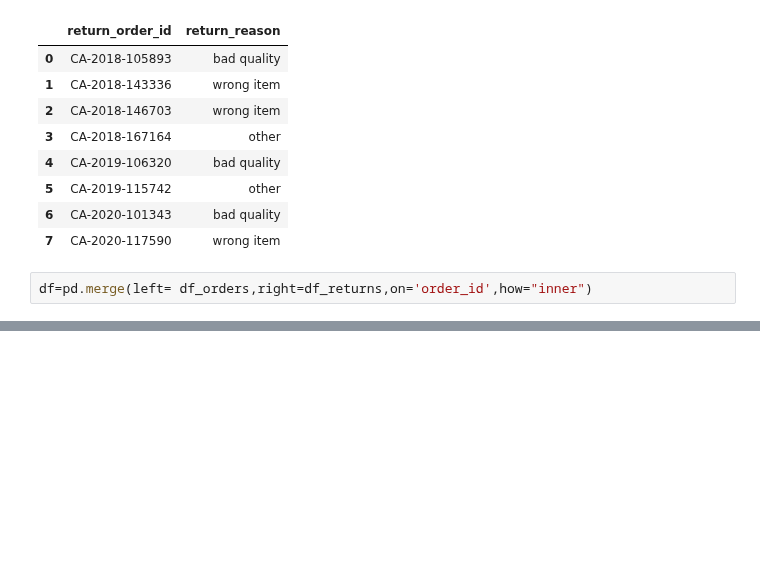
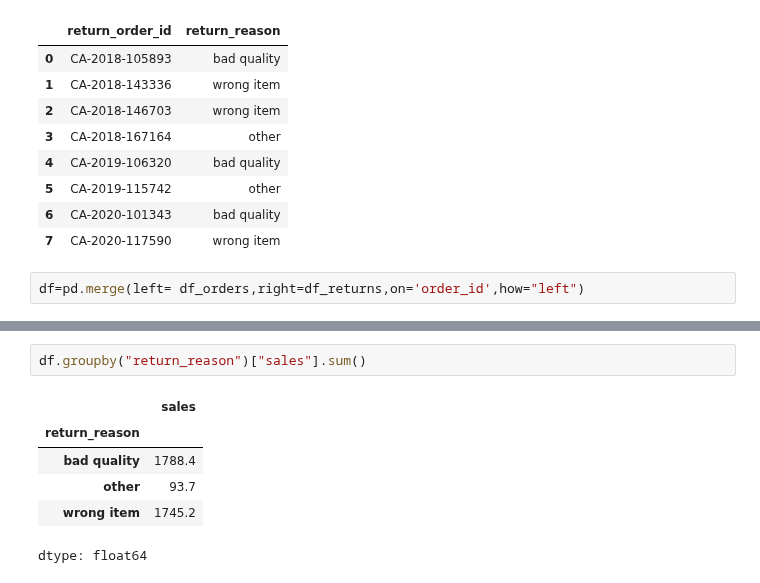
Before and after one commit to Bibhuti-MLAI/Python-Coding-Interview, a Jupyter notebook: Pandas_Python_Practice.ipynb, the cells around one changed output, grey strips where cells are left out. Saved outputs shown, nothing was run; the diff lists cells and outputs as text; blank space fills up the shorter version.

```diff
--- a/Pandas_Python_Practice.ipynb
+++ b/Pandas_Python_Practice.ipynb
@@ -424,4 +439,4 @@ df_returns
 | 6 | CA-2020-101343 | bad quality |
 | 7 | CA-2020-117590 | wrong item |
 # %%
-df=pd.merge(left= df_orders,right=df_returns,on='order_id',how="inner")
+df=pd.merge(left= df_orders,right=df_returns,on='order_id',how="left")
@@ -429,0 +463,9 @@ KeyError: 'order_id'
+# %%
+df.groupby("return_reason")["sales"].sum()
+# %% [output]
+|  | sales |
+| return_reason |  |
+| bad quality | 1788.4 |
+| other | 93.7 |
+| wrong item | 1745.2 |
+dtype: float64
```
Also changed, not shown: parts of 8 cells of this notebook.
